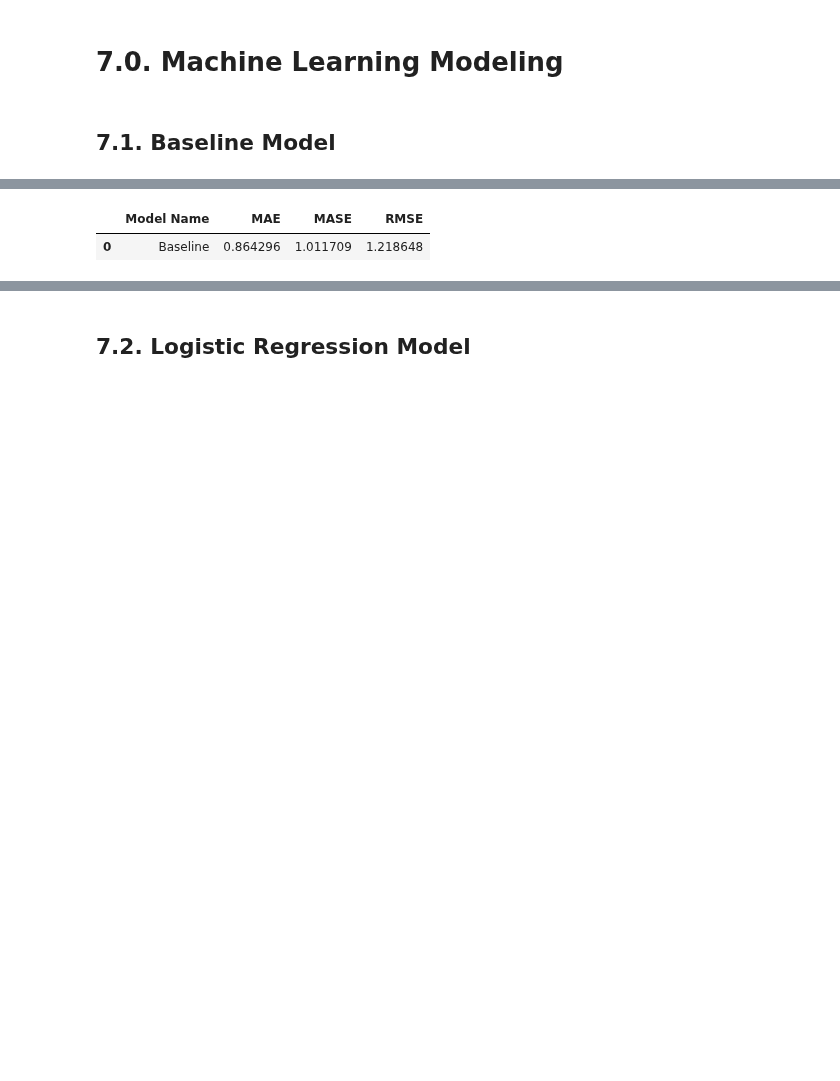
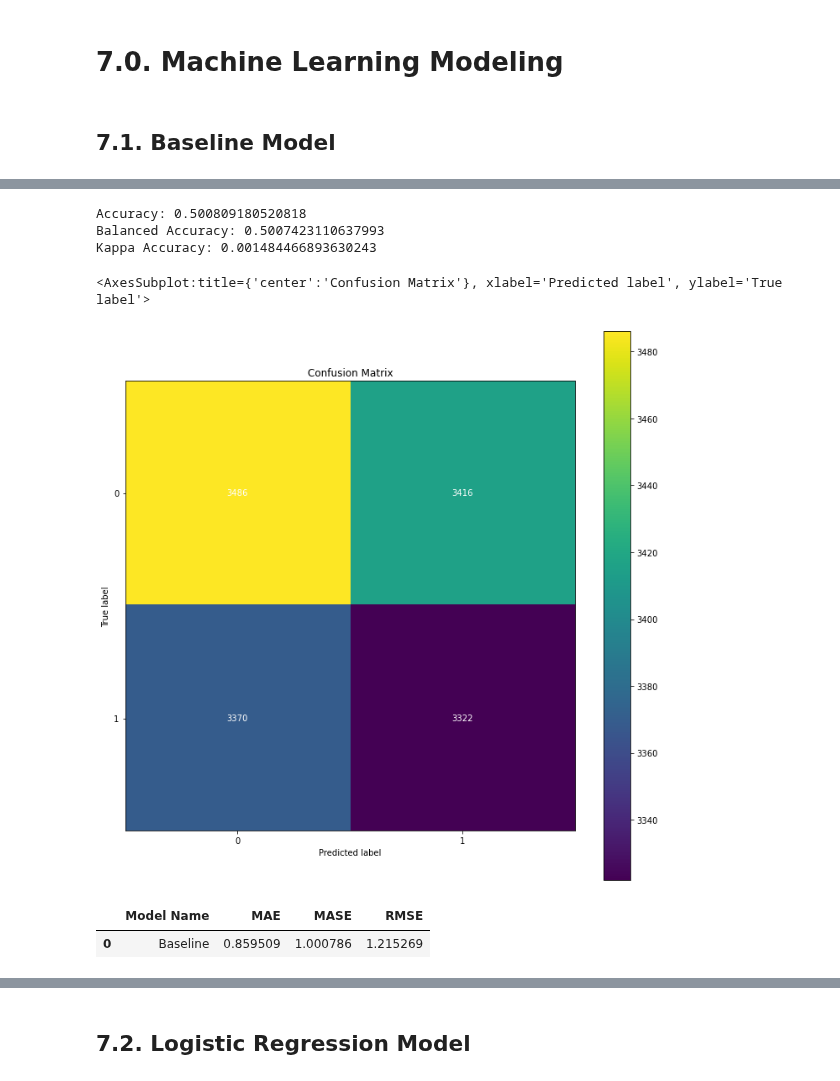
Before and after one commit to HenriqueCR1291/cardio_catch_diseases, a Jupyter notebook: m05_cardio_catch_diseases.ipynb, the cells around one changed output, grey strips where cells are left out. Drawn from its saved outputs; the diff is of its cells as text; code cells hidden in the pictures; blank space fills up the shorter version.

```diff
--- a/m05_cardio_catch_diseases.ipynb
+++ b/m05_cardio_catch_diseases.ipynb
@@ -1442,3 +1452,24 @@ random_result
+# %%
+# Accuracy
+acc_random = accuracy_score(y_test, yhat_random)
+print('Accuracy: {}'.format(acc_random))
+
+#balanced accuracy
+balanced_acc_random = balanced_accuracy_score(y_test, yhat_random)
+print('Balanced Accuracy: {}'.format(balanced_acc_random))
+
+#Kappa metrics
+kappa_random = cohen_kappa_score(y_test, yhat_random)
+print('Kappa Accuracy: {}'.format(kappa_random))
+
+#confusion matrix
+mt.plot_confusion_matrix(y_test, yhat_random,  cmap=plt.cm.viridis, normalize=False, figsize=(12,12))
+# %% [output]
+Accuracy: 0.500809180520818
+Balanced Accuracy: 0.5007423110637993
+Kappa Accuracy: 0.001484466893630243
+<AxesSubplot:title={'center':'Confusion Matrix'}, xlabel='Predicted label', ylabel='True label'>
+[figure, added]
 # %%
 #df full
 response_list = y_test_full.drop_duplicates().sort_values().tolist()
@@ -1449,8 +1480,8 @@ weights = df6_full['cardio'].value_counts(normalize=True).sort_index().tolist()
 yhat_random_full = random.choices(response_list,k=size,weights=weights)
 
 #performance
-random_result_full = ml_error('Baseline', np.expm1(y_test_full), np.expm1(yhat_random))
+random_result_full = ml_error('Baseline', np.expm1(y_test_full), np.expm1(yhat_random_full))
 random_result_full
 # %% [output]
 |  | Model Name | MAE | MASE | RMSE |
-| 0 | Baseline | 0.864296 | 1.011709 | 1.218648 |
+| 0 | Baseline | 0.859509 | 1.000786 | 1.215269 |
```
Also changed, not shown: parts of 11 cells of this notebook.
